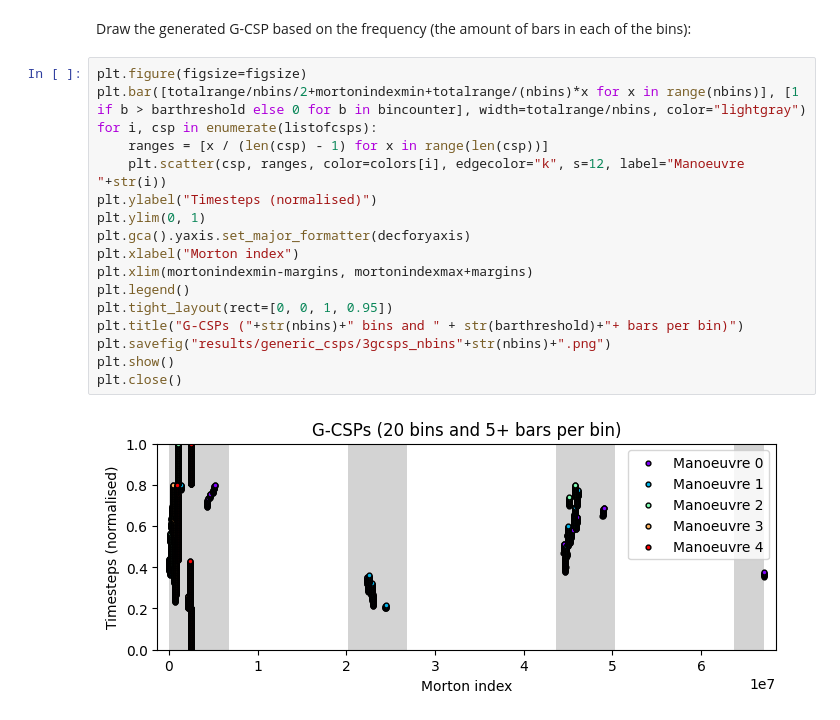
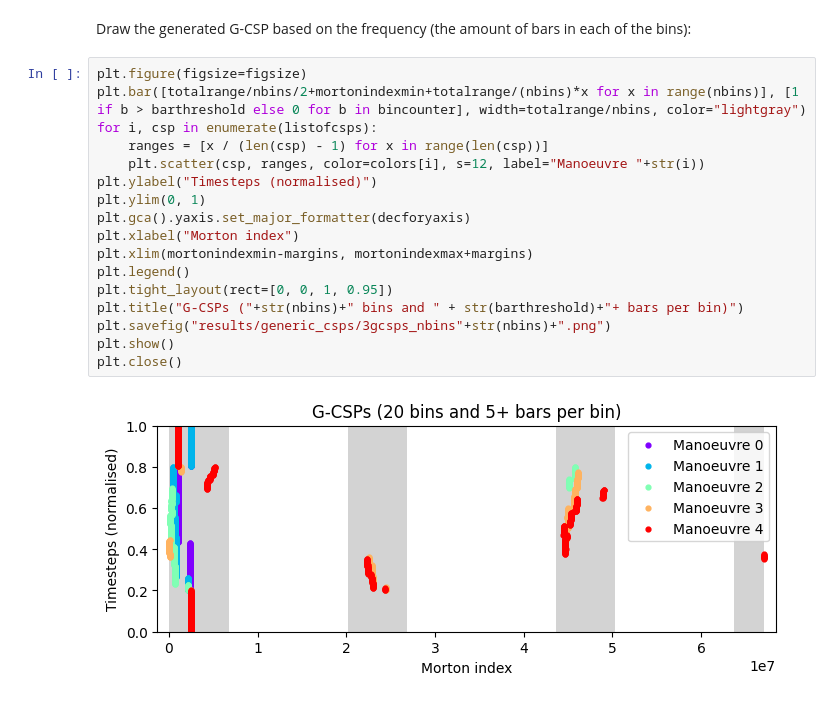
Before and after one commit to beatrizcabdan/DiverSFC, a Jupyter notebook: 250318_bin_clustering_gcsp_lefttunrs.ipynb, the cells around one changed output. Cells and saved outputs as stored; diff of their text form.

```diff
--- a/250318_bin_clustering_gcsp_lefttunrs.ipynb
+++ b/250318_bin_clustering_gcsp_lefttunrs.ipynb
@@ -133,19 +134,19 @@ Draw the generated G-CSP based on the frequency (the amount of bars in each of t
 # %%
 plt.figure(figsize=figsize)
 plt.bar([totalrange/nbins/2+mortonindexmin+totalrange/(nbins)*x for x in range(nbins)], [1 if b > barthreshold else 0 for b in bincounter], width=totalrange/nbins, color="lightgray")
 for i, csp in enumerate(listofcsps):
     ranges = [x / (len(csp) - 1) for x in range(len(csp))]
-    plt.scatter(csp, ranges, color=colors[i], edgecolor="k", s=12, label="Manoeuvre "+str(i))
+    plt.scatter(csp, ranges, color=colors[i], s=12, label="Manoeuvre "+str(i))
 plt.ylabel("Timesteps (normalised)")
 plt.ylim(0, 1)
 plt.gca().yaxis.set_major_formatter(decforyaxis)
 plt.xlabel("Morton index")
 plt.xlim(mortonindexmin-margins, mortonindexmax+margins)
 plt.legend()
 plt.tight_layout(rect=[0, 0, 1, 0.95])
 plt.title("G-CSPs ("+str(nbins)+" bins and " + str(barthreshold)+"+ bars per bin)")
 plt.savefig("results/generic_csps/3gcsps_nbins"+str(nbins)+".png")
 plt.show()
 plt.close()
 # %% [output]
-[figure, old version]
+[figure, new version]
```
Also changed, not shown: parts of 2 cells of this notebook.
